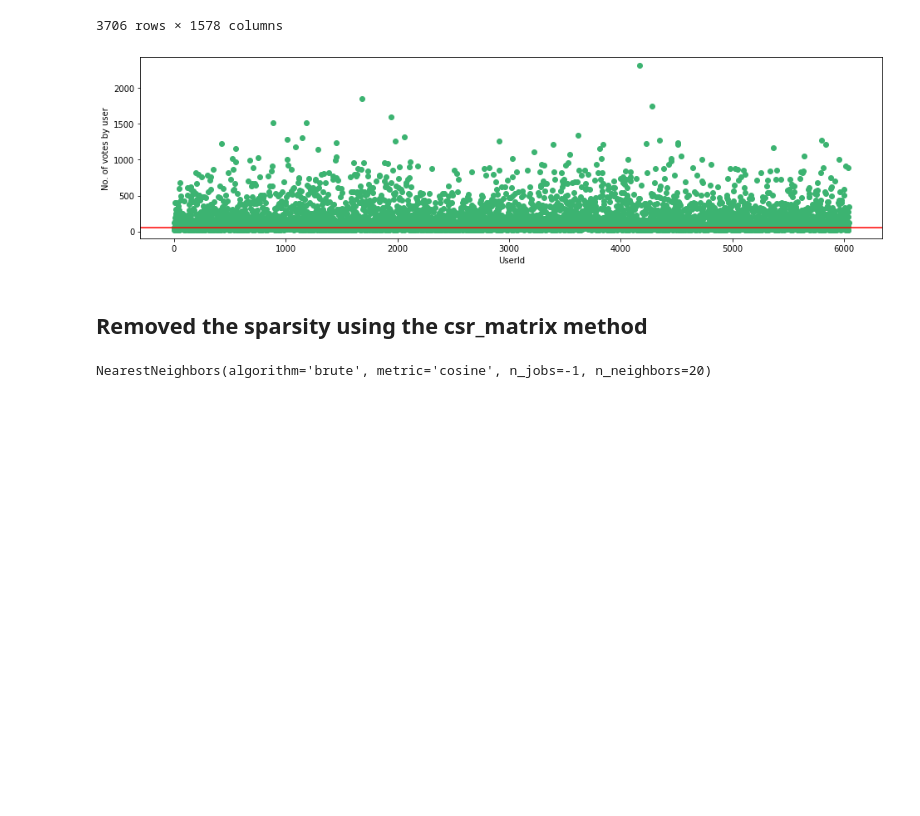
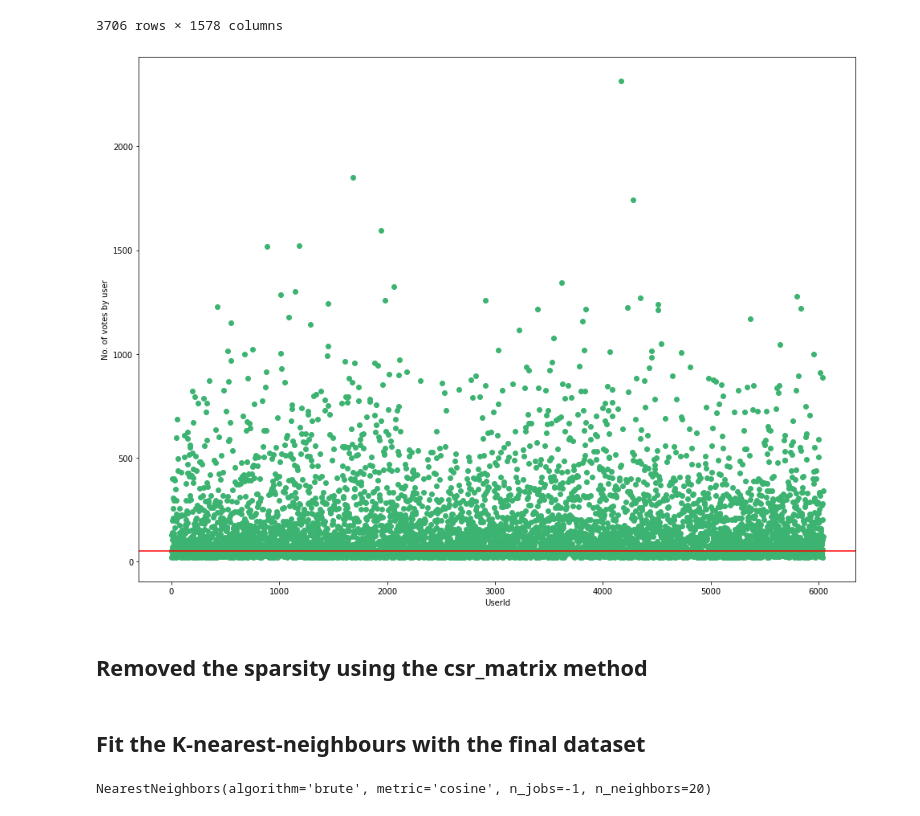
Before and after one commit to vl4duu/Dissertation, a Jupyter notebook: notebooks/Collaborative filtering with movie input.ipynb, the cells around one changed output. Drawn from its saved outputs; the diff is of its cells as text; code cells hidden in the pictures; blank space fills up the shorter version.

```diff
--- a/notebooks/Collaborative filtering with movie input.ipynb
+++ b/notebooks/Collaborative filtering with movie input.ipynb
@@ -94,19 +123,21 @@ movie dataset shape:  (3706, 1578)
 | 3952 | 0.0 | 0.0 | 0.0 | 0.0 | 0.0 | 0.0 | 4.0 | 0.0 | 0.0 | 5.0 | ... | ... |
 3706 rows × 1578 columns
 # %%
-f,ax = plt.subplots(1,1,figsize=(16,4))
+f,ax = plt.subplots(1,1,figsize=(16,12))
 plt.scatter(no_movies_voted.index,no_movies_voted,color='mediumseagreen')
 plt.axhline(y=50,color='r')
 plt.xlabel('UserId')
 plt.ylabel('No. of votes by user')
 plt.show()
 # %% [output]
-[figure, old version]
+[figure, new version]
 # %% [markdown]
 ## Removed the sparsity using the csr_matrix method
 # %%
 csr_data = csr_matrix(final_dataset.values)
 final_dataset.reset_index(inplace=True)
+# %% [markdown]
+## Fit the K-nearest-neighbours with the final dataset
 # %%
 knn = NearestNeighbors(metric='cosine', algorithm='brute', n_neighbors=20, n_jobs=-1)
 knn.fit(csr_data)
```
Also changed, not shown: parts of 8 cells of this notebook, 4 other files.
